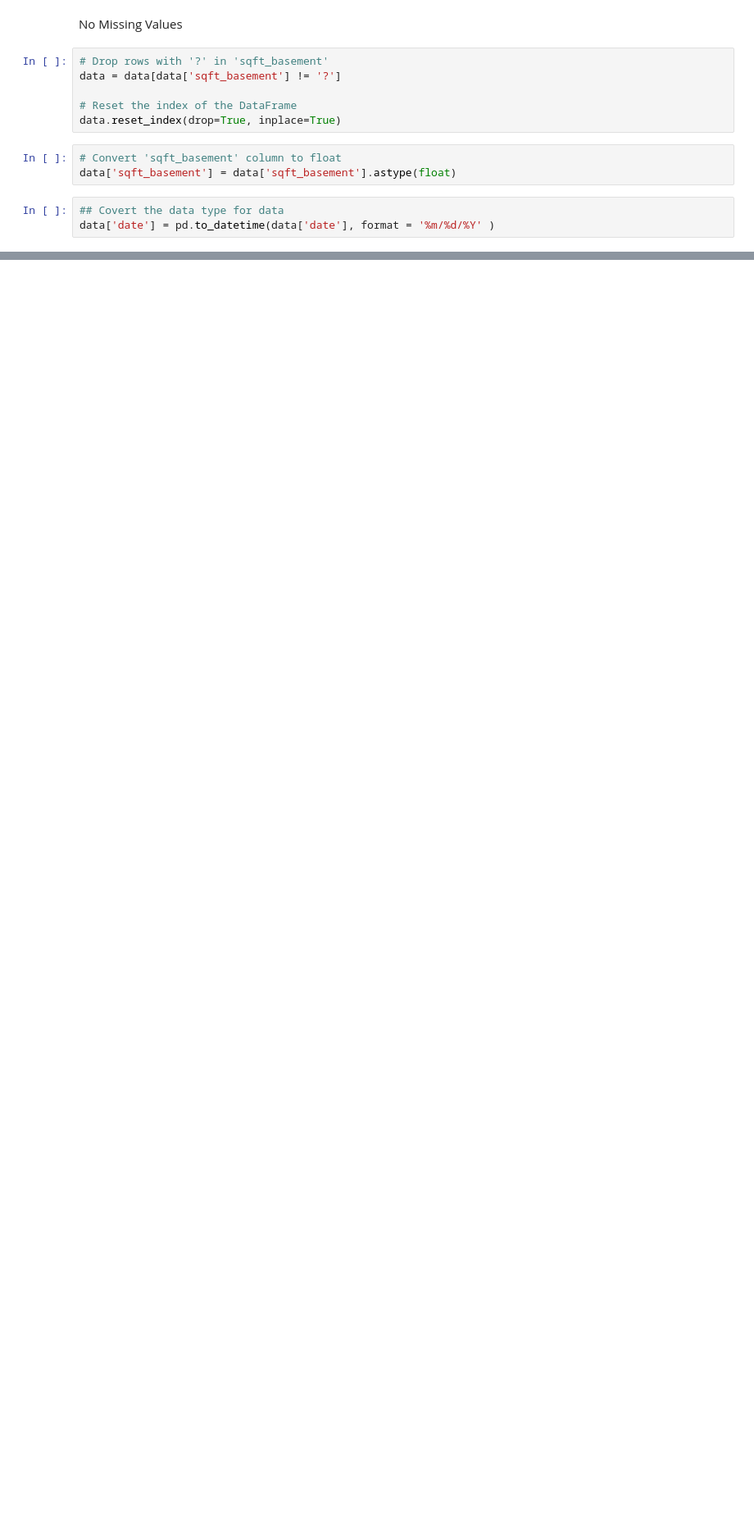
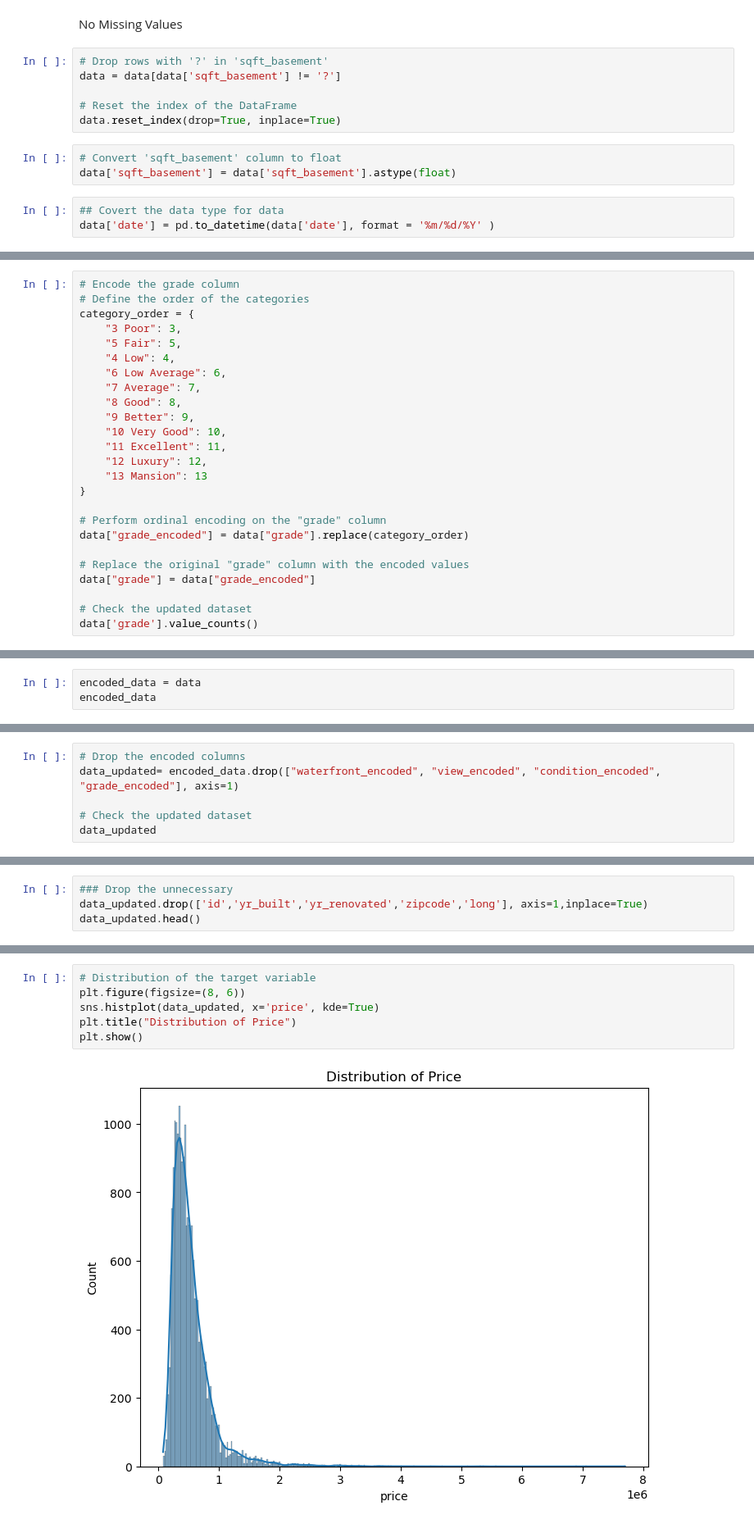
Before and after one commit to learn-co-curriculum/dsc-phase-2-project-v2-3, a Jupyter notebook: student.ipynb, the cells around one changed output, grey strips where cells are left out. Shown at 82% size. Drawn from its saved outputs; the diff is of its cells as text; blank space fills up the shorter version.

```diff
--- a/student.ipynb
+++ b/student.ipynb
@@ -288,0 +369,25 @@ data['date'] = pd.to_datetime(data['date'], format = '%m/%d/%Y' )
+# %%
+# Encode the grade column
+# Define the order of the categories
+category_order = {
+    "3 Poor": 3,
+    "5 Fair": 5,
+    "4 Low": 4,
+    "6 Low Average": 6,
+    "7 Average": 7,
+    "8 Good": 8,
+    "9 Better": 9,
+    "10 Very Good": 10,
+    "11 Excellent": 11,
+    "12 Luxury": 12,
+    "13 Mansion": 13
+}
+
+# Perform ordinal encoding on the "grade" column
+data["grade_encoded"] = data["grade"].replace(category_order)
+
+# Replace the original "grade" column with the encoded values
+data["grade"] = data["grade_encoded"]
+
+# Check the updated dataset
+data['grade'].value_counts()
@@ -288,0 +407,3 @@ data['date'] = pd.to_datetime(data['date'], format = '%m/%d/%Y' )
+# %%
+encoded_data = data
+encoded_data
@@ -288,0 +444,6 @@ data['date'] = pd.to_datetime(data['date'], format = '%m/%d/%Y' )
+# %%
+# Drop the encoded columns
+data_updated= encoded_data.drop(["waterfront_encoded", "view_encoded", "condition_encoded", "grade_encoded"], axis=1)
+
+# Check the updated dataset
+data_updated
@@ -288,0 +464,4 @@ data['date'] = pd.to_datetime(data['date'], format = '%m/%d/%Y' )
+# %%
+### Drop the unnecessary
+data_updated.drop(['id','yr_built','yr_renovated','zipcode','long'], axis=1,inplace=True)
+data_updated.head()
@@ -288,0 +477,8 @@ data['date'] = pd.to_datetime(data['date'], format = '%m/%d/%Y' )
+# %%
+# Distribution of the target variable
+plt.figure(figsize=(8, 6))
+sns.histplot(data_updated, x='price', kde=True)
+plt.title("Distribution of Price")
+plt.show()
+# %% [output]
+[figure, added]
```
Also changed, not shown: parts of 44 cells of this notebook.
